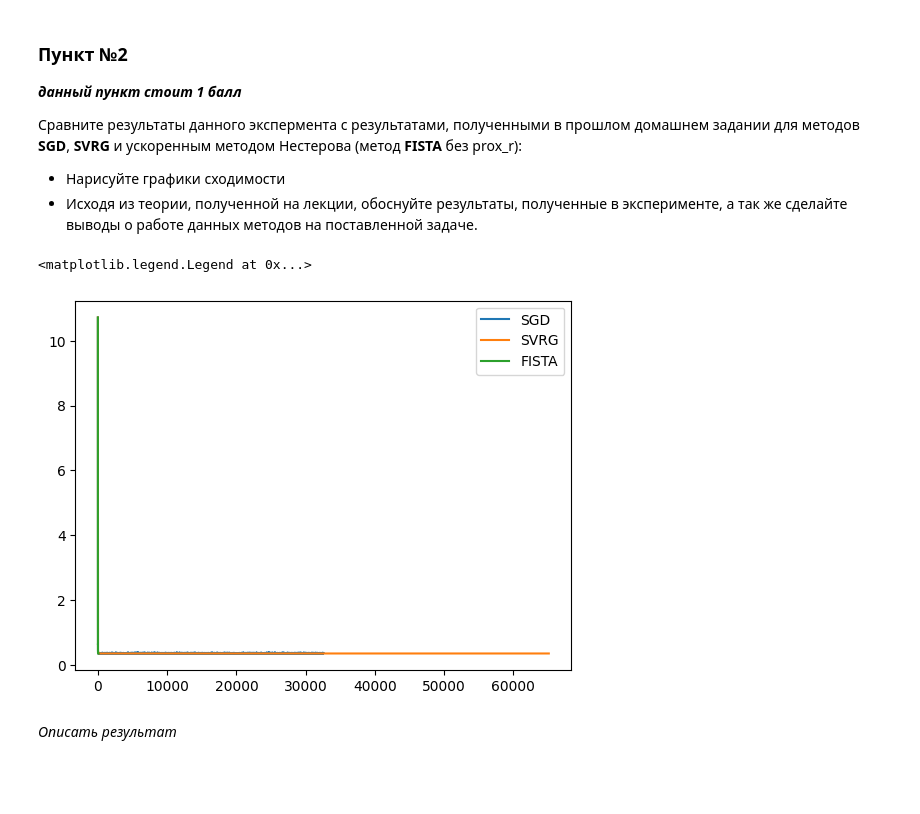
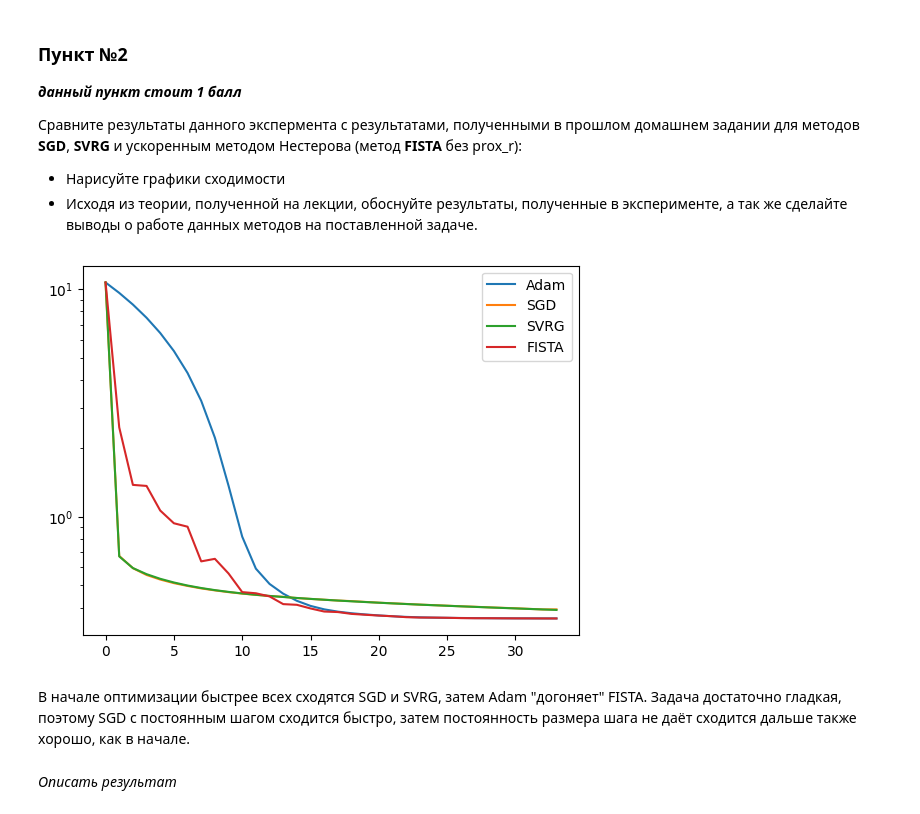
Before and after one commit to Alexeiyaganov/made_mo_ml, a Jupyter notebook: hw4/hw4.ipynb, the cells around one changed output. Saved outputs shown, nothing was run; the diff lists cells and outputs as text; code cells hidden in the pictures; blank space fills up the shorter version.

```diff
--- a/hw4/hw4.ipynb
+++ b/hw4/hw4.ipynb
@@ -211,12 +196,12 @@ def adam(filename, x_init, A, y, gamma, beta1, beta2, delta=1e-8,
         batch_ind = indices[indices_counter:(indices_counter+batch_size)]
         indices_counter += batch_size
         #ваш код здесь
-        g = logreg_grad(x, [A_for_batch[indices], y[indices], l2, sparse_stoch])
+        g = logreg_grad_plus_lasso(x, [A_for_batch[indices], y[indices], l2, sparse_stoch, l1])
         mm = beta1 * mm + (1 - beta1) * g
         v = beta2 * v + (1 - beta2) * g ** 2
-        m_hat = m / (1-beta1**(it+1))
+        m_hat = mm / (1-beta1**(it+1))
         v_hat = v / (1-beta2**(it+1))
-        x = x - gamma*m_hat/(v_hat + delta)
+        x = x - gamma*m_hat/(np.sqrt(v_hat) + delta)
 
         num_of_data_passes += batch_size/m
         if ((it + 1) % save_info_period == 0):
@@ -254,14 +239,18 @@ dataset = "a9a"
 filename=dataset+"_x_init_all_ones"
 l2 = L / 10000
 l1 = L / 1000
-batch_size = 10
+batch_size = 100
 gamma_gd = 1.0/((L+l2))
 gamma = 1.0/(6*(L+l2))
 gamma_schedule = [gamma, 10, 0.5]
-S = 1000
+S = 10
 beta1 = 0.9
 gamma_adam = 0.001
 gamma_adagrad = 1.0
 beta2 = 0.99
 indices = None
+
+res = adam(filename=filename, x_init=x_init, A=A, y=y, gamma=gamma_adam,
+           beta1=beta1, beta2=beta2, l2=l2,
+           sparse_full=False, sparse_stoch=False, l1=l1, S=S, batch_size=batch_size)
 # %% [output]
@@ -302,8 +278,8 @@ __*данный пункт стоит 1 балл*__
 - Нарисуйте графики сходимости
 - Исходя из теории, полученной на лекции, обоснуйте результаты, полученные в эксперименте, а так же сделайте выводы о работе данных методов на поставленной задаче.
 # %%
+from functions import *
 from algorithms import *
-
 
 res_sgd = sgd_const_stepsize(filename=filename, x_init=x_init, A=A, y=y, gamma=gamma, l2=l2,
      sparse_full=False, sparse_stoch=False,
@@ -313,39 +289,43 @@ res_svrg = svrg(filename=filename, x_init=x_init, A=A, y=y, gamma=gamma, l2=l2,
      sparse_full=False, sparse_stoch=False,
      l1=l1, S=S, max_t=np.inf,
      batch_size=batch_size, indices=None)
-
+S = 100
 res_fista = FISTA(filename=filename, x_init=x_init, A=A, y=y, L=L+l2, mu=l2,
      sparse=False, l1=l1, S=S, max_t=np.inf)
 # %%
-plt.plot(res['func_vals'], label='Adam')
-plt.plot(res_sgd['func_vals'], label='SGD')
-plt.plot(res_svrg['func_vals'], label='SVRG')
+less = min([len(i['func_vals']) for i in [res, res_sgd, res_svrg, res_fista]])
+plt.plot(res['func_vals'][:less], label='Adam')
+plt.plot(res_sgd['func_vals'][:less], label='SGD')
+plt.plot(res_svrg['func_vals'][:less], label='SVRG')
 
-plt.plot(res_fista['func_vals'], label='FISTA')
+plt.plot(res_fista['func_vals'][:less], label='FISTA')
+# plt.xticks(np.arange(100, 60000, 5000))
 plt.legend()
+plt.yscale('log')
 
 # dataset = "a9a"
 # filename=dataset+"_x_init_all_ones"
 
 # methods = [
 #          ['Adam', [l2, l1, S], f', S ={S}, ', None]
 #          ['SGD', [l2, l1, S], f', S ={S}, ', None]
 #          ['SVRG', [l2, l1, S], f', S ={S}, ', None]
 #          ['FISTA', [l2, l1, S], f', S ={S}, ', None]
 # ]
 
 # mode_y = 'squared_distances'
 # mode_x = 'time'
 # figsize = (12, 8)
 # fontsize = 20
 # title = dataset+", (m,n) = ("+str(m)+","+str(n)+"), l2 = L/"+str(int(L/l2))+", l1 = L/"+str(int(L/l1))
 
 # args_for_plots = [dataset, filename, mode_y, mode_x, figsize, fontsize, title, methods]
 # make_plots(args=args_for_plots)
 # plt.show()
 # %% [output]
-<matplotlib.legend.Legend at 0x...>
-[figure, old version]
+[figure, new version]
+# %% [markdown]
+В начале оптимизации быстрее всех сходятся SGD и SVRG, затем Adam "догоняет" FISTA. Задача достаточно гладкая, поэтому SGD с постоянным шагом сходится быстро, затем постоянность размера шага не даёт сходится дальше также хорошо, как в начале.
 # %% [markdown]
 *Описать результат*
 # %% [markdown]
```
Also changed, not shown: parts of 7 cells of this notebook.
